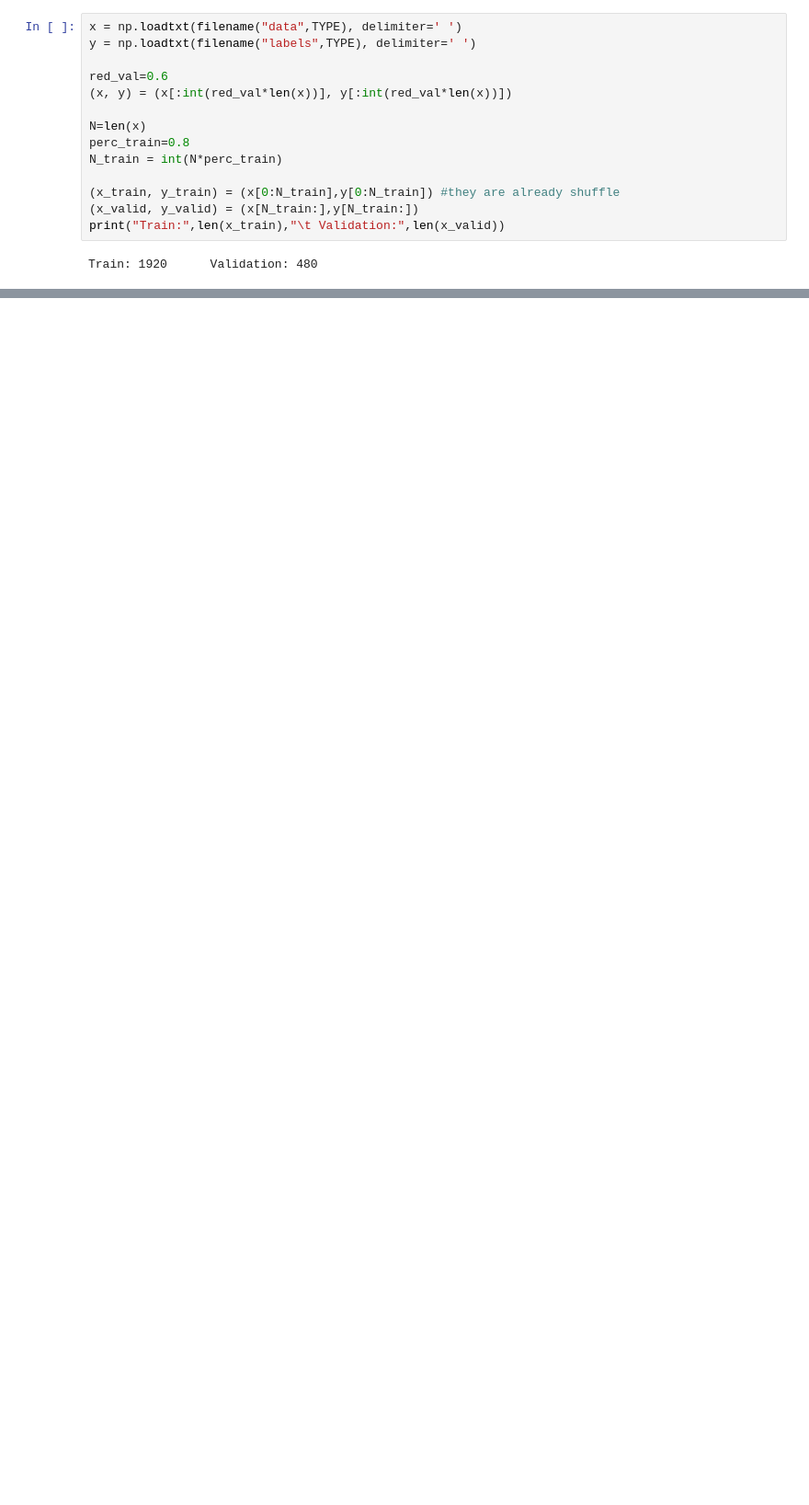
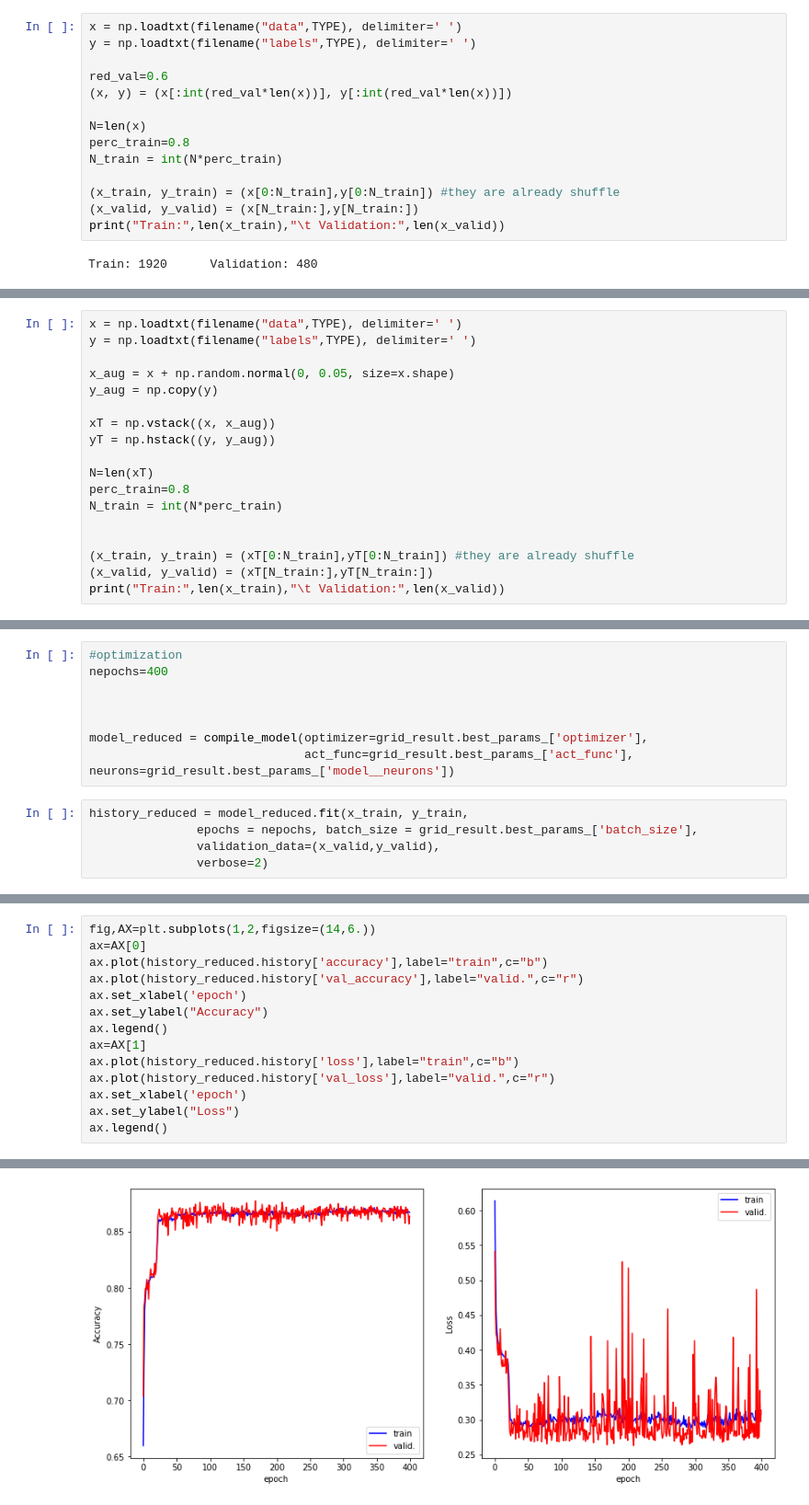
Before and after one commit to threeblueonebrowneyes/lcpb-homework, a Jupyter notebook: HW_01/ex_1.ipynb, the cells around one changed output, grey strips where cells are left out. Shown: that part at 92% size. Saved outputs shown, nothing was run; the diff lists cells and outputs as text; blank space fills up the shorter version.

```diff
--- a/HW_01/ex_1.ipynb
+++ b/HW_01/ex_1.ipynb
@@ -273,0 +252,18 @@ Epoch 400/400
+# %%
+x = np.loadtxt(filename("data",TYPE), delimiter=' ')
+y = np.loadtxt(filename("labels",TYPE), delimiter=' ')
+
+x_aug = x + np.random.normal(0, 0.05, size=x.shape)
+y_aug = np.copy(y)
+
+xT = np.vstack((x, x_aug))
+yT = np.hstack((y, y_aug))
+
+N=len(xT)
+perc_train=0.8
+N_train = int(N*perc_train)
+
+
+(x_train, y_train) = (xT[0:N_train],yT[0:N_train]) #they are already shuffle
+(x_valid, y_valid) = (xT[N_train:],yT[N_train:])
+print("Train:",len(x_train),"\t Validation:",len(x_valid))
@@ -273,0 +276,13 @@ Epoch 400/400
+# %%
+#optimization
+nepochs=400
+
+
+
+model_reduced = compile_model(optimizer=grid_result.best_params_['optimizer'],
+                              act_func=grid_result.best_params_['act_func'], neurons=grid_result.best_params_['model__neurons'])
+# %%
+history_reduced = model_reduced.fit(x_train, y_train,
+               epochs = nepochs, batch_size = grid_result.best_params_['batch_size'],
+               validation_data=(x_valid,y_valid),
+               verbose=2)
@@ -273,0 +307,15 @@ Epoch 400/400
+# %%
+fig,AX=plt.subplots(1,2,figsize=(14,6.))
+ax=AX[0]
+ax.plot(history_reduced.history['accuracy'],label="train",c="b")
+ax.plot(history_reduced.history['val_accuracy'],label="valid.",c="r")
+ax.set_xlabel('epoch')
+ax.set_ylabel("Accuracy")
+ax.legend()
+ax=AX[1]
+ax.plot(history_reduced.history['loss'],label="train",c="b")
+ax.plot(history_reduced.history['val_loss'],label="valid.",c="r")
+ax.set_xlabel('epoch')
+ax.set_ylabel("Loss")
+ax.legend()
+# %% [output]
@@ -273,0 +323 @@ Epoch 400/400
+[figure, added]
```
Also changed, not shown: parts of 18 cells of this notebook.
